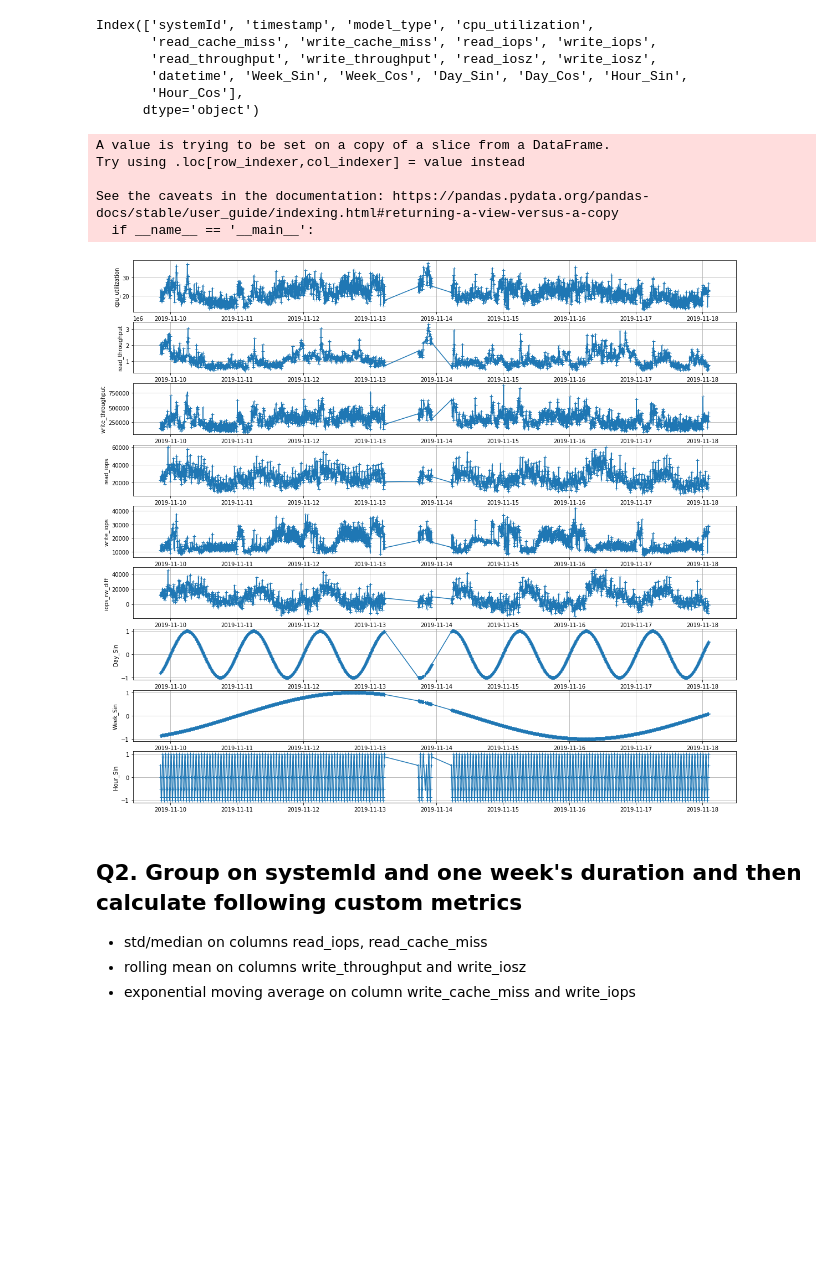
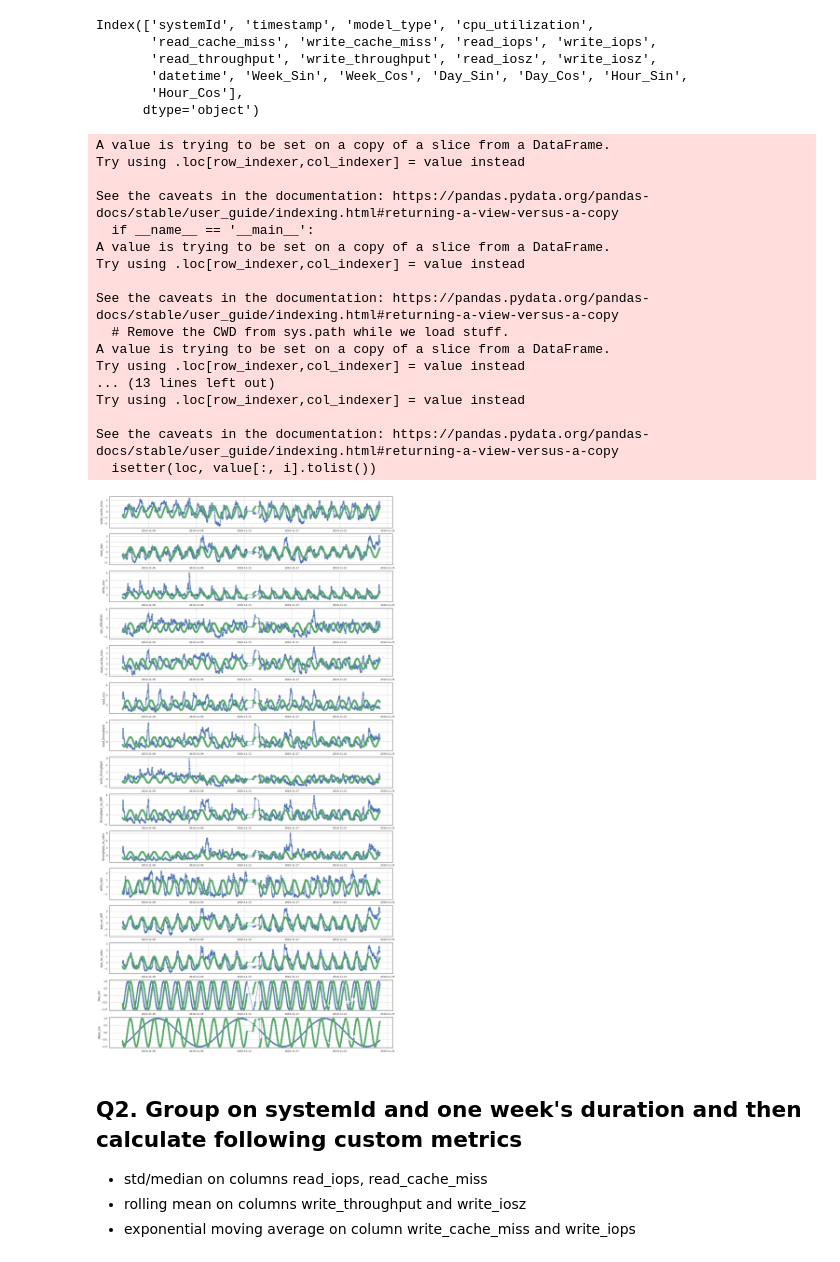
Before and after one commit to FrankGangWang/AppliedML_Python_Coursera, a Jupyter notebook: Copy_of_Copy_of_Copy_of_Interview_for_DataScience_2.ipynb, the cells around one changed output. Cells and saved outputs as stored; diff of their text form; code cells hidden in the pictures; blank space fills up the shorter version.

```diff
--- a/Copy_of_Copy_of_Copy_of_Interview_for_DataScience_2.ipynb
+++ b/Copy_of_Copy_of_Copy_of_Interview_for_DataScience_2.ipynb
@@ -64,7 +64,7 @@ y -> cpu_utilization
 # %% [markdown]
 ## Q1. Do an EDA on the data, correlation plots, features that might be important for the modeling. Share your observations. Comment on how the data looks from modeling perspective
 # %%
-# RUN this:
+# RUN this cell
 # 1. Add datetime and set it as index
 # 2. Sort by datetime
 # 3. To help finding time periodicity (hourly/daily/weekly/monthly/yearly),
@@ -80,14 +80,12 @@ df.sort_index(inplace=True)
 hour = 60*60
 day = 24*hour
 week = 7*day
-week_gap = 3*day # as epoch 0 is Thursday 1970-01-01, and leap seconds 23:59:60
-print(f'day={day}, hour={hour}')
-df['Week_Sin'] = np.sin((df['timestamp']+week_gap) * (2 * np.pi / week))
-df['Week_Cos'] = np.cos((df['timestamp']+week_gap) * (2 * np.pi / week))
-
+print(f'hour={hour}, day={day}')
+week_offset = 3*day # as epoch 0 is Thursday 1970-01-01, and leap seconds 23:59:60
+df['Week_Sin'] = np.sin((df['timestamp']+week_offset) * (2 * np.pi / week))
+df['Week_Cos'] = np.cos((df['timestamp']+week_offset) * (2 * np.pi / week))
 df['Day_Sin'] = np.sin(df['timestamp'] * (2 * np.pi / day))
 df['Day_Cos'] = np.cos(df['timestamp'] * (2 * np.pi / day))
-
 df['Hour_Sin'] = np.sin(df['timestamp'] * (2 * np.pi / hour))
 df['Hour_Cos'] = np.cos(df['timestamp'] * (2 * np.pi / hour))
 # %% [output]
@@ -114,36 +165,83 @@ Index(['systemId', 'timestamp', 'model_type', 'cpu_utilization',
 # %%
 df1 = df[df['systemId']=='sys1']
 
-start_hour = 24*8+15;
-interval_hour= 24*7*1 + 10
+start_hour = 24*1+15;
+interval_hour= 24*20 + 10
 start = int(start_hour*hour/(5*60))
 stop = int((start_hour + interval_hour)*hour/(5*60))
 
 #x = df1['timestamp']
 df1['iops_rw_diff'] = df1['read_iops'] - df1['write_iops']
-cols = ['cpu_utilization', 'read_throughput', 'write_throughput', 'read_iops', 'write_iops','iops_rw_diff', 'Day_Sin', 'Week_Sin', 'Hour_Sin']
+df1['iops_rw_ratio'] = df1['read_iops']/df1['write_iops']
+
+df1['throughput_rw_diff'] = df1['read_throughput'] - df1['write_throughput']
+df1['throughput_rw_ratio'] = df1['read_throughput'] / df1['write_throughput']
+
+cols = ['write_cache_miss',  'read_iops', 'write_iosz', 'cpu_utilization', 'read_cache_miss',
+        'read_iosz', 'read_throughput', 'write_throughput', 'throughput_rw_diff', 'throughput_rw_ratio',
+        'write_iops', 'iops_rw_diff', 'iops_rw_ratio', 'Day_Sin', 'Week_Sin']#, 'Hour_Sin']
+
+### moving average and standarization
+cols_to_avg = ['cpu_utilization', 'read_cache_miss', 'write_cache_miss',
+               'read_iosz', 'write_iosz', 'read_throughput', 'write_throughput', 'read_iops',
+        'write_iops','throughput_rw_diff', 'throughput_rw_ratio', 'iops_rw_diff', 'iops_rw_ratio']
+
+#window_mean = int(60/5) #hourly average
+window_mean = int(2*60/5) #day average
+
+for f in cols_to_avg:
+  #df1[f] = df1[f].rolling(window=window_mean).mean()
+  df1[f] = df1[f].ewm(span=window_mean, adjust=False).mean()
+  #df_T['EMA'] = df_T.iloc[:,0].ewm(span=40,adjust=False).mean()
+
+cols_normalization = ['cpu_utilization', 'read_cache_miss', 'write_cache_miss', 'read_iosz', 'write_iosz',
+                      'read_throughput', 'write_throughput', 'read_iops',
+        'write_iops', 'throughput_rw_diff', 'throughput_rw_ratio', 'iops_rw_diff', 'iops_rw_ratio']
+
+from sklearn.preprocessing import StandardScaler
+autoscaler = StandardScaler()
+df1.loc[:, cols_normalization] = autoscaler.fit_transform(df1.loc[:, cols_normalization])
+###
+
 x = df1['datetime']
-
 linepattern = '-+'
 fig = 1
 num_cols = len(cols)
 for f in cols:
   y = df1[f]
   plt.subplot(num_cols, 1, fig)
   plt.plot(x[start:stop], y[start:stop], linepattern)
+  if f == 'write_iops' or f=='read_iosz':
+    plt.plot(x[start:stop], df1['Day_Cos'][start-60:stop-60], 'g-o')
+  else:
+    plt.plot(x[start:stop], df1['Day_Sin'][start-60:stop-60], 'g-o')
+
+  #plt.plot(x[start:stop], df1['Day_Cos'][start:stop], 'y-')
   plt.ylabel(f)
   fig= fig+1
   plt.grid(True)
 
 fig = plt.gcf()
-fig.set_size_inches(19.5, num_cols*2)
+fig.set_size_inches(22.5, num_cols*3)
 # %% [output]
 A value is trying to be set on a copy of a slice from a DataFrame.
 Try using .loc[row_indexer,col_indexer] = value instead
 
 See the caveats in the documentation: https://pandas.pydata.org/pandas-docs/stable/user_guide/indexing.html#returning-a-view-versus-a-copy
   if __name__ == '__main__':
+A value is trying to be set on a copy of a slice from a DataFrame.
+Try using .loc[row_indexer,col_indexer] = value instead
+
+See the caveats in the documentation: https://pandas.pydata.org/pandas-docs/stable/user_guide/indexing.html#returning-a-view-versus-a-copy
+  # Remove the CWD from sys.path while we load stuff.
+A value is trying to be set on a copy of a slice from a DataFrame.
+Try using .loc[row_indexer,col_indexer] = value instead
+... (13 lines left out)
+Try using .loc[row_indexer,col_indexer] = value instead
+
+See the caveats in the documentation: https://pandas.pydata.org/pandas-docs/stable/user_guide/indexing.html#returning-a-view-versus-a-copy
+  isetter(loc, value[:, i].tolist())
-[figure, old version]
+[figure, new version]
 # %%
 # check outliers; conclusion: no apparent outliers
 df_stat = df.describe().T
```
Also changed, not shown: parts of 7 cells of this notebook.
